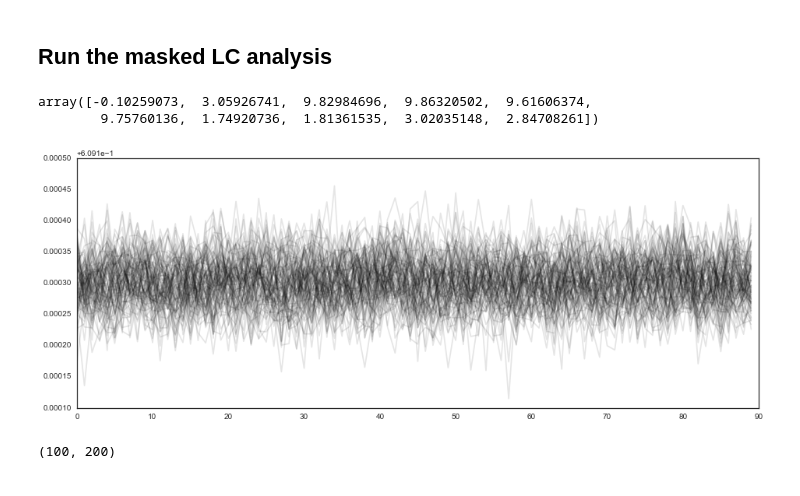
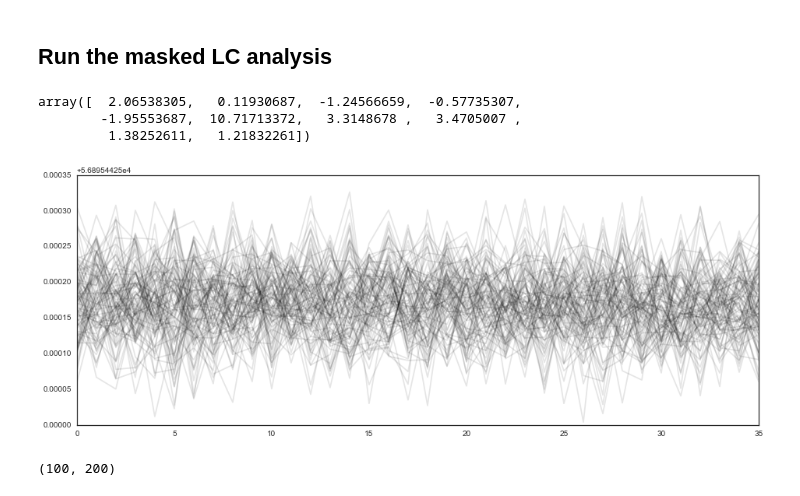
Before and after one commit to hpparvi/Parviainen-2017-WASP-80b, a Jupyter notebook: 04_a_broadband_wn_modellingWASP.ipynb, the cells around one changed output. Cells and saved outputs as stored; diff of their text form; code cells hidden in the pictures.

```diff
--- a/04_a_broadband_wn_modellingWASP.ipynb
+++ b/04_a_broadband_wn_modellingWASP.ipynb
@@ -31,7 +31,7 @@ class PE(object):
         df_lc  = pd.read_hdf('results/light_curves.h5', wfname)
         msk = array(df_aux.bad_mask, dtype=np.bool)
 
-        self.lpf = LPFunction(array(df_aux.mjd-56846+0.5)[msk], df_lc.white[msk], df_aux.airmass[msk], n_threads)
+        self.lpf = LPFunction(array(df_aux.mjd+0.5)[msk], df_lc.white[msk], df_aux.airmass[msk], n_threads)
         self.de = DiffEvol(self.lpf, self.lpf.ps.bounds, n_walkers, maximize=True, C=0.85, F=0.25)
         self.sampler = EnsembleSampler(self.de.n_pop, self.lpf.ps.ndim, self.lpf)
 
@@ -97,14 +98,15 @@ pe_m.run_mcmc(10000)
 # %%
 pe_m.sampler.acor
 # %% [output]
-array([-0.10259073,  3.05926741,  9.82984696,  9.86320502,  9.61606374,
-        9.75760136,  1.74920736,  1.81361535,  3.02035148,  2.84708261])
+array([  2.06538305,   0.11930687,  -1.24566659,  -0.57735307,
+        -1.95553687,  10.71713372,   3.3148678 ,   3.4705007 ,
+         1.38252611,   1.21832261])
 # %%
 fig,ax = subplots(1,1)
-ax.plot(pe_m.chain[:,20::2,0].T, 'k', alpha=0.1)
+ax.plot(pe_m.chain[:,20::5,0].T, 'k', alpha=0.1)
 fig.tight_layout()
 # %% [output]
-[figure, old version]
+[figure, new version]
 # %%
 pe_m.chain[:,::,0].shape
 # %% [output]
```
Also changed, not shown: parts of 5 cells of this notebook, 12 other files.
